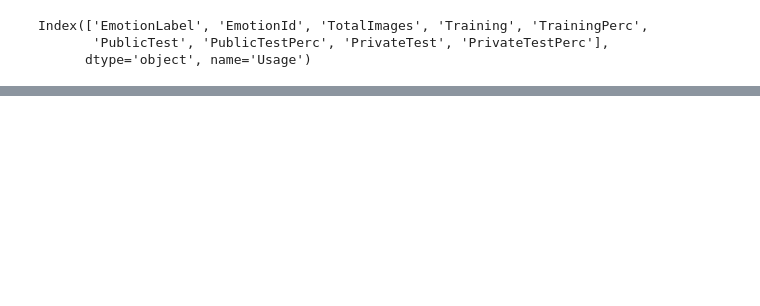
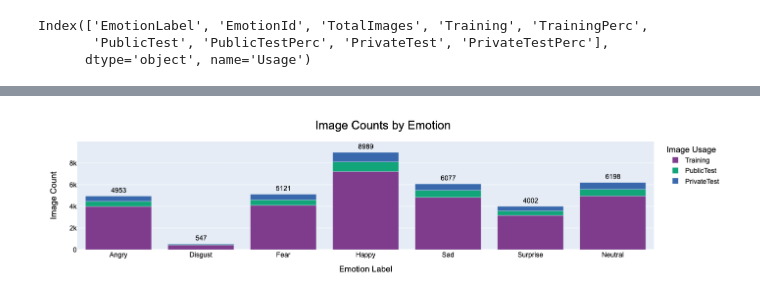
Before and after one commit to dlumian/EmotionFaceClassifier, a Jupyter notebook: notebooks/EDA_FER2013.ipynb, the cells around one changed output, grey strips where cells are left out. Saved outputs shown, nothing was run; the diff lists cells and outputs as text; code cells hidden in the pictures; blank space fills up the shorter version.

Commit message:
FER 2013 EDA and visualizations

```diff
--- a/notebooks/EDA_FER2013.ipynb
+++ b/notebooks/EDA_FER2013.ipynb
@@ -39,28 +41,6 @@ def check_directory_name(target_name) -> bool:
             return False
         # Recursively call the function to check the parent directory
         return check_directory_name(target_name)
-# %%
-# Function to update layout with consistent styling
-def apply_default_styling(fig, title, xaxis_title, yaxis_title, legend_title):
-    fig.update_layout(
-        title={
-            'text': title,
-            'y': 0.9,
-            'x': 0.5,
-            'xanchor': 'center',
-            'yanchor': 'top'
-        },
-        font=dict(
-            family="Arial, sans-serif",
-            size=14,
-            color="black"
-        ),
-        xaxis_title=xaxis_title,
-        yaxis_title=yaxis_title,
-        title_font=dict(size=24),
-        legend_title_text=legend_title
-    )
-    return fig
 # %%
 main_dir = 'EmotionFaceClassifier'
 check_directory_name(main_dir)
@@ -154,0 +173,11 @@ fig.show()
+# %%
+fig = px.bar(emo_piv, x="EmotionLabel", y=["Training", "PublicTest", "PrivateTest"],
+            labels={'Training': 'Training', 'PublicTest': 'Public Test', "PrivateTest": "Private Test"},  # Custom y-axis label
+            color_discrete_sequence=px.colors.qualitative.Bold)
+fig = apply_default_styling(fig, title="Image Counts by Emotion", xaxis_title="Emotion Label", yaxis_title="Image Count", legend_title="Image Usage")
+
+fig = add_bar_totals(fig, emo_piv, 'TotalImages')
+
+fig.show()
+fig.write_image("imgs/FER2013_count_bar.png")
+# %% [output]
@@ -154,0 +185 @@ fig.show()
+[figure, added]
```
Also changed, not shown: parts of 9 cells of this notebook, 5 other files.
